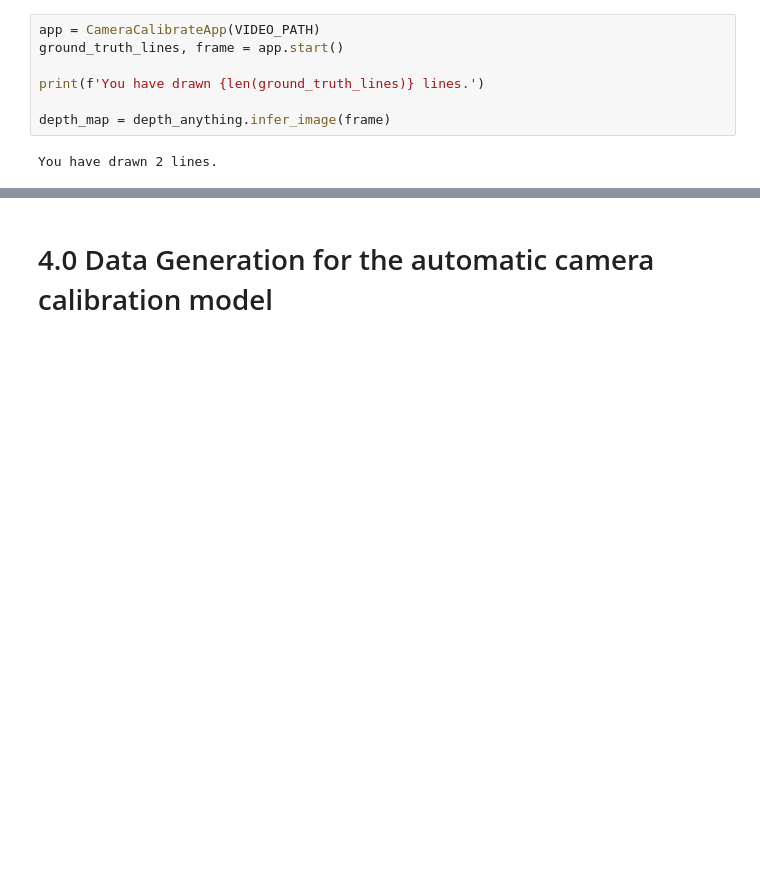
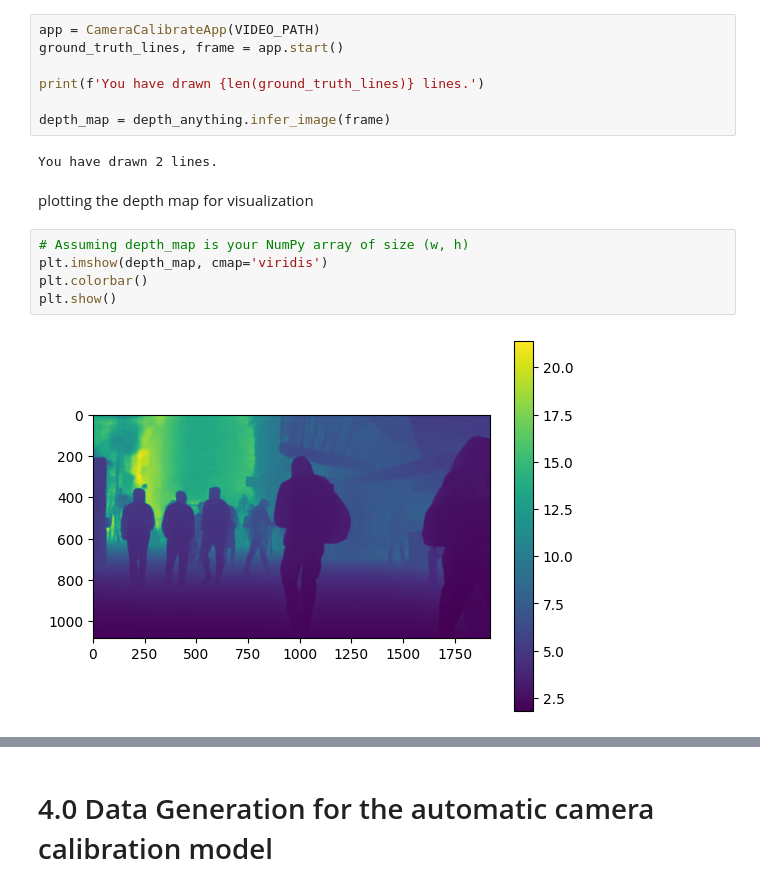
Before and after one commit to MohammadDallash/Height-Anything, a Jupyter notebook: pipeline.ipynb, the cells around one changed output, grey strips where cells are left out. Saved outputs shown, nothing was run; the diff lists cells and outputs as text; blank space fills up the shorter version.

```diff
--- a/pipeline.ipynb
+++ b/pipeline.ipynb
@@ -134,6 +134,15 @@ print(f'You have drawn {len(ground_truth_lines)} lines.')
 depth_map = depth_anything.infer_image(frame)
 # %% [output]
 You have drawn 2 lines.
+# %% [markdown]
+plotting the depth map for visualization
+# %%
+# Assuming depth_map is your NumPy array of size (w, h)
+plt.imshow(depth_map, cmap='viridis')
+plt.colorbar()
+plt.show()
+# %% [output]
+[figure, added]
 # %%
 anchor_lines = []
 
```
Also changed, not shown: parts of 6 cells of this notebook.
